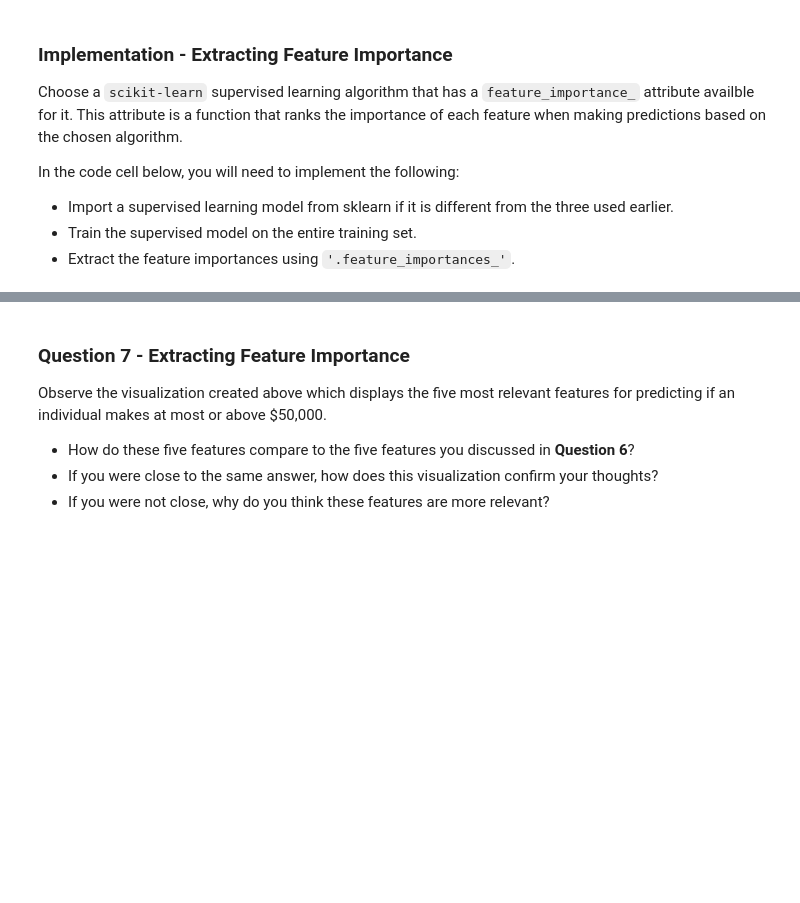
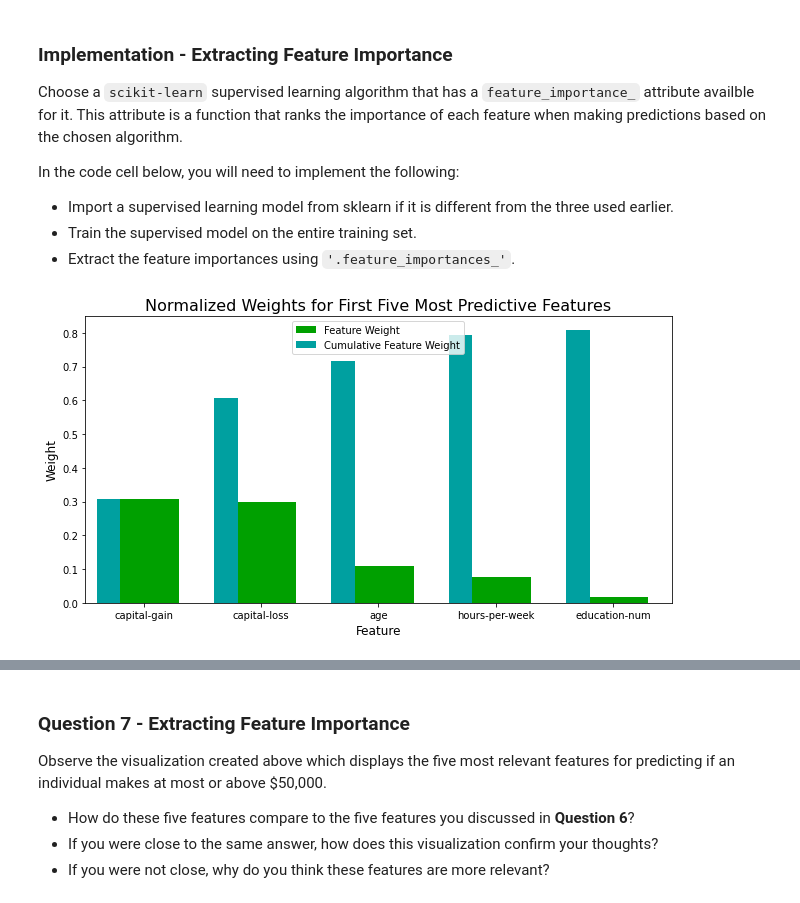
Before and after one commit to dorottyawinter/finding_donors, a Jupyter notebook: finding_donors.ipynb, the cells around one changed output, grey strips where cells are left out. Cells and saved outputs as stored; diff of their text form; code cells hidden in the pictures; blank space fills up the shorter version.

Commit message:
feat: extract and explore feature importances

```diff
--- a/finding_donors.ipynb
+++ b/finding_donors.ipynb
@@ -598,14 +626,10 @@ In the code cell below, you will need to implement the following:
  - Train the supervised model on the entire training set.
  - Extract the feature importances using `'.feature_importances_'`.
 # %%
-# TODO: Import a supervised learning model that has 'feature_importances_'
-
-
-# TODO: Train the supervised model on the training set using .fit(X_train, y_train)
-model = None
-
 # Extract the feature importances using .feature_importances_
-importances = None
+importances = best_clf.feature_importances_
 
 # Plot
 vs.feature_plot(importances, X_train, y_train)
+# %% [output]
+[figure, added]
```
Also changed, not shown: parts of 17 cells of this notebook.
